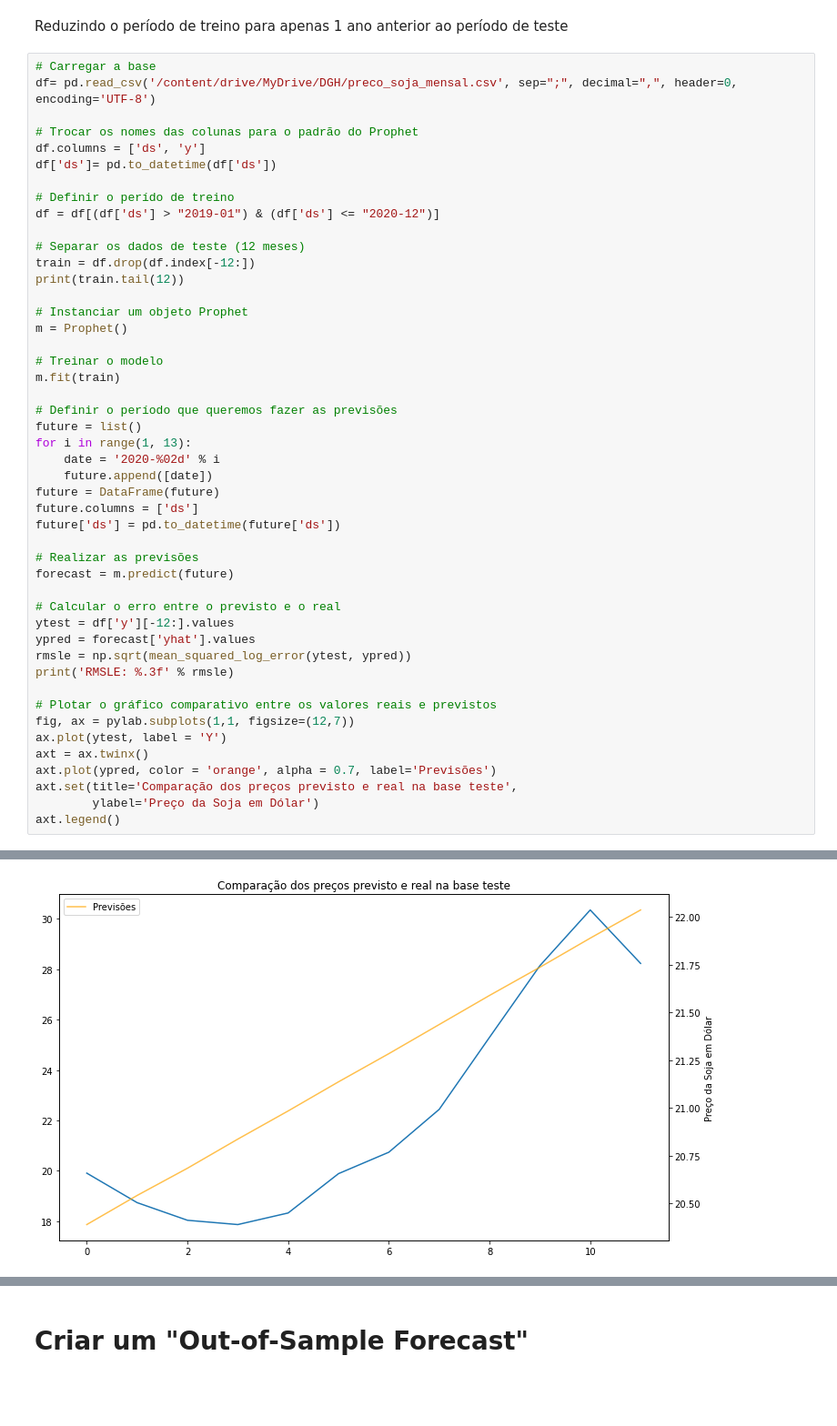
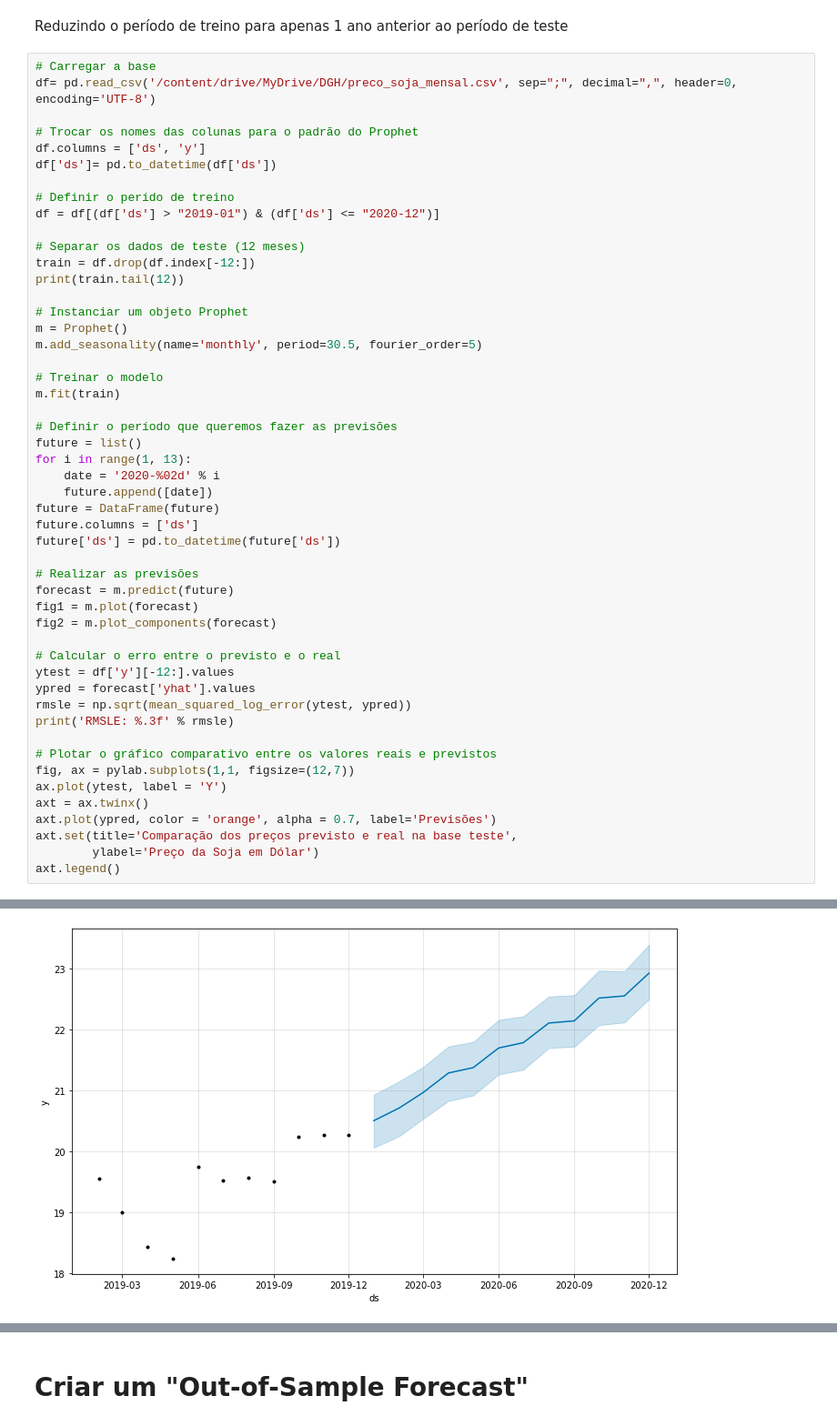
Before and after one commit to CeciliaKimura/time-series, a Jupyter notebook: Time_Series_Forecasting_Prophet.ipynb, the cells around one changed output, grey strips where cells are left out. Shown: that part at 91% size. Saved outputs shown, nothing was run; the diff lists cells and outputs as text; blank space fills up the shorter version.

```diff
--- a/Time_Series_Forecasting_Prophet.ipynb
+++ b/Time_Series_Forecasting_Prophet.ipynb
@@ -391,6 +391,7 @@ print(train.tail(12))
 
 # Instanciar um objeto Prophet
 m = Prophet()
+m.add_seasonality(name='monthly', period=30.5, fourier_order=5)
 
 # Treinar o modelo
 m.fit(train)
@@ -406,6 +407,8 @@ future['ds'] = pd.to_datetime(future['ds'])
 
 # Realizar as previsões
 forecast = m.predict(future)
+fig1 = m.plot(forecast)
+fig2 = m.plot_components(forecast)
 
 # Calcular o erro entre o previsto e o real
 ytest = df['y'][-12:].values
@@ -442,2 +445,2 @@ RMSLE: 0.161
 <matplotlib.legend.Legend at 0x...>
-[figure, old version]
+[figure, new version]
```
Also changed, not shown: parts of 6 cells of this notebook.
